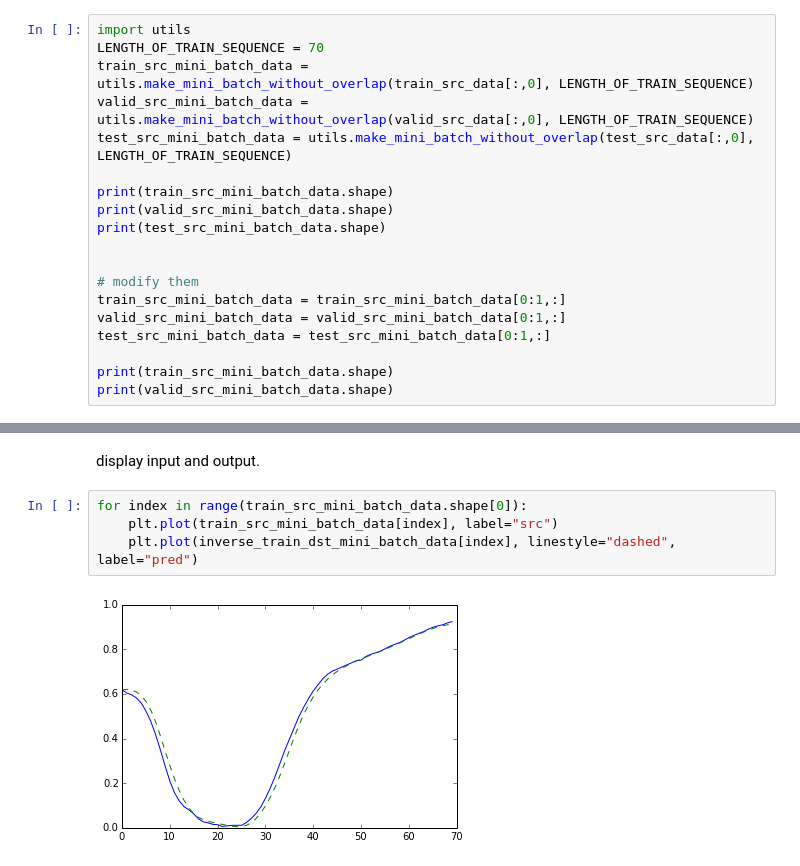
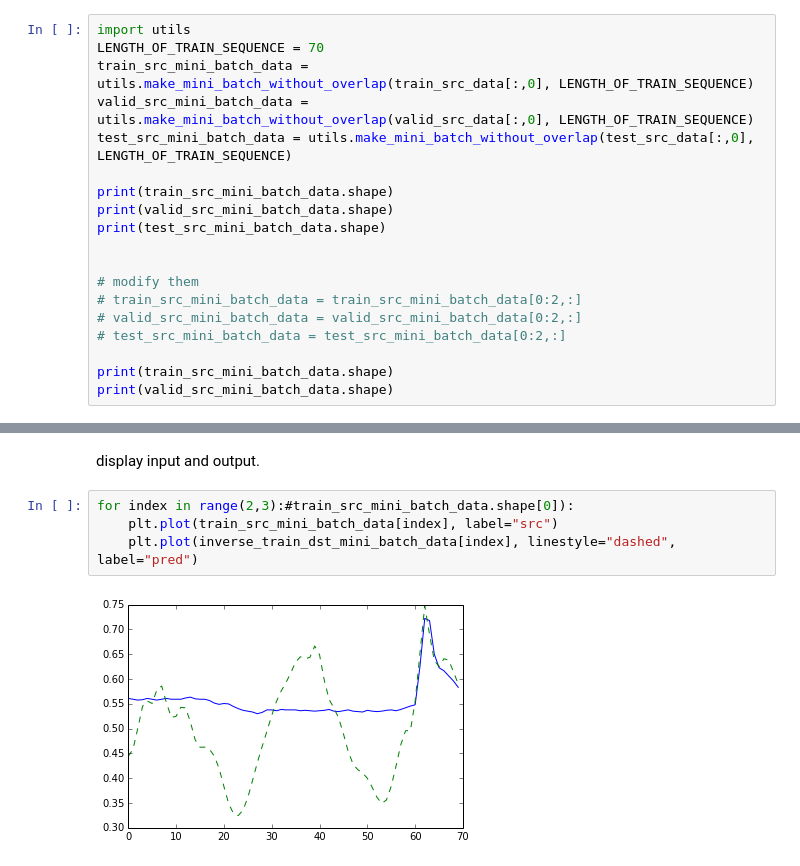
Before and after one commit to afcarl/chainer_seq2seq, a Jupyter notebook: experiment_01.ipynb, the cells around one changed output, grey strips where cells are left out. Saved outputs shown, nothing was run; the diff lists cells and outputs as text.

```diff
--- a/experiment_01.ipynb
+++ b/experiment_01.ipynb
@@ -36,9 +39,9 @@ print(test_src_mini_batch_data.shape)
 
 
 # modify them
-train_src_mini_batch_data = train_src_mini_batch_data[0:1,:]
-valid_src_mini_batch_data = valid_src_mini_batch_data[0:1,:]
-test_src_mini_batch_data = test_src_mini_batch_data[0:1,:]
+# train_src_mini_batch_data = train_src_mini_batch_data[0:2,:]
+# valid_src_mini_batch_data = valid_src_mini_batch_data[0:2,:]
+# test_src_mini_batch_data = test_src_mini_batch_data[0:2,:]
 
 print(train_src_mini_batch_data.shape)
 print(valid_src_mini_batch_data.shape)
@@ -180,8 +183,8 @@ display_errors(train_errors)
 # %% [markdown]
 display input and output.
 # %%
-for index in range(train_src_mini_batch_data.shape[0]):
+for index in range(2,3):#train_src_mini_batch_data.shape[0]):
     plt.plot(train_src_mini_batch_data[index], label="src")
     plt.plot(inverse_train_dst_mini_batch_data[index], linestyle="dashed", label="pred")
 # %% [output]
-[figure, old version]
+[figure, new version]
```
Also changed, not shown: parts of 6 cells of this notebook, 3 other files.
